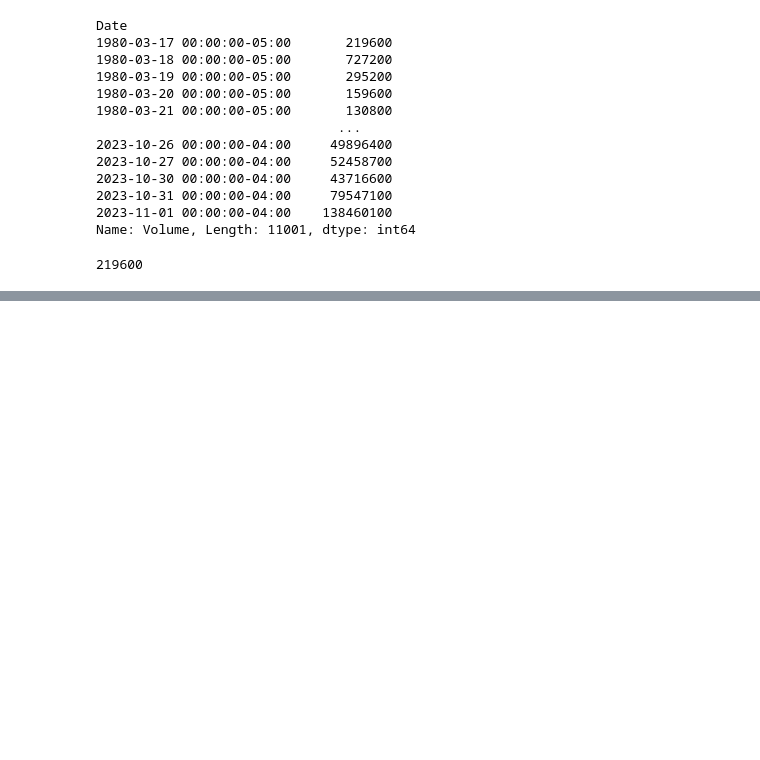
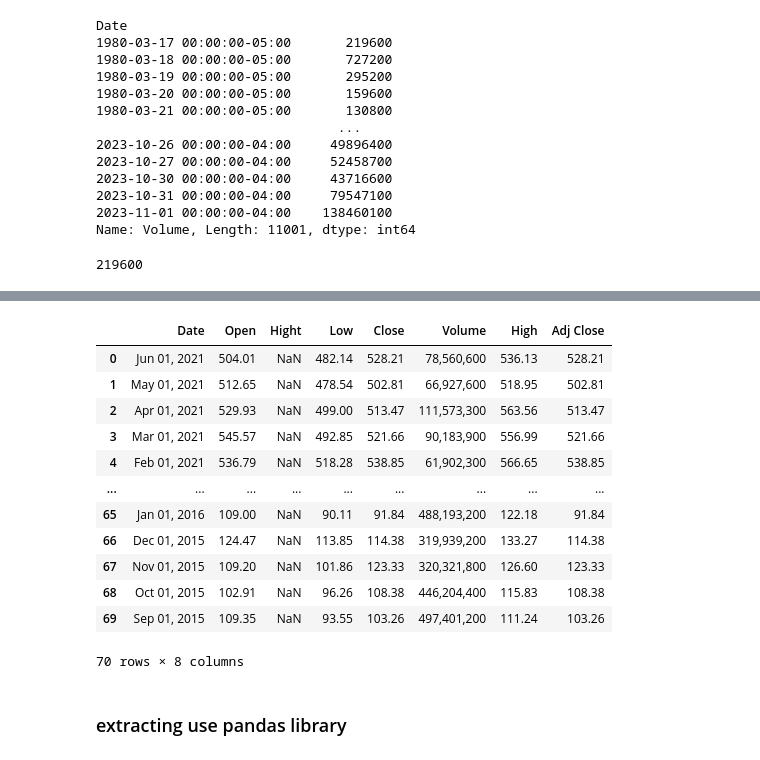
Before and after one commit to matublaq/IBM_datascience_course, a Jupyter notebook: yfinance/PythonProjectDataScience.ipynb, the cells around one changed output, grey strips where cells are left out. Cells and saved outputs as stored; diff of their text form; code cells hidden in the pictures; blank space fills up the shorter version.

```diff
--- a/yfinance/PythonProjectDataScience.ipynb
+++ b/yfinance/PythonProjectDataScience.ipynb
@@ -191,0 +196,3 @@ AMD.history(period="max")["Volume"][0]
+# %%
+url = "https://cf-courses-data.s3.us.cloud-object-storage.appdomain.cloud/IBMDeveloperSkillsNetwork-PY0220EN-SkillsNetwork/labs/project/netflix_data_webpage.html"
+data = requests.get(url).text
@@ -191,0 +219,43 @@ AMD.history(period="max")["Volume"][0]
+# %%
+soup = BeautifulSoup(data, 'html5lib')
+
+netflix_data = pd.DataFrame(columns=["Date", "Open", "Hight", "Low", "Close", "Volume"])
+# %%
+data_to_append = []  # List where we can add each row data. new
+
+# First we isolate the body of the table which contains all the information
+# Then we loop through each row and find all the column values for each row
+for row in soup.find("tbody").find_all('tr'):
+    col = row.find_all("td")
+    date = col[0].text
+    Open = col[1].text
+    high = col[2].text
+    low = col[3].text
+    close = col[4].text
+    adj_close = col[5].text
+    volume = col[6].text
+    data_to_append.append([date, Open, high, low, close, adj_close, volume])
+#---
+#Finally we opened the data of each row to the table
+new_rows = pd.DataFrame(data_to_append, columns=["Date", "Open", "High", "Low", "Close", "Adj Close", "Volume"]) #new
+netflix_data = pd.concat([netflix_data, new_rows], ignore_index=True) #new
+
+#netflix_data = netflix_data.append({"Date": date, "Open": Open, "High":high, "Low":low, "Close":close, "Adj Close":adj_close, "Volume":volume}, ignore_index=True)
+# %%
+netflix_data
+# %% [output]
+|  | Date | Open | Hight | Low | Close | Volume | High | Adj Close |
+| 0 | Jun 01, 2021 | 504.01 | NaN | 482.14 | 528.21 | 78,560,600 | 536.13 | 528.21 |
+| 1 | May 01, 2021 | 512.65 | NaN | 478.54 | 502.81 | 66,927,600 | 518.95 | 502.81 |
+| 2 | Apr 01, 2021 | 529.93 | NaN | 499.00 | 513.47 | 111,573,300 | 563.56 | 513.47 |
+| 3 | Mar 01, 2021 | 545.57 | NaN | 492.85 | 521.66 | 90,183,900 | 556.99 | 521.66 |
+| 4 | Feb 01, 2021 | 536.79 | NaN | 518.28 | 538.85 | 61,902,300 | 566.65 | 538.85 |
+| ... | ... | ... | ... | ... | ... | ... | ... | ... |
+| 65 | Jan 01, 2016 | 109.00 | NaN | 90.11 | 91.84 | 488,193,200 | 122.18 | 91.84 |
+| 66 | Dec 01, 2015 | 124.47 | NaN | 113.85 | 114.38 | 319,939,200 | 133.27 | 114.38 |
+| 67 | Nov 01, 2015 | 109.20 | NaN | 101.86 | 123.33 | 320,321,800 | 126.60 | 123.33 |
+| 68 | Oct 01, 2015 | 102.91 | NaN | 96.26 | 108.38 | 446,204,400 | 115.83 | 108.38 |
+| 69 | Sep 01, 2015 | 109.35 | NaN | 93.55 | 103.26 | 497,401,200 | 111.24 | 103.26 |
+70 rows × 8 columns
+# %% [markdown]
+### extracting use pandas library
```
Also changed, not shown: parts of 6 cells of this notebook.
